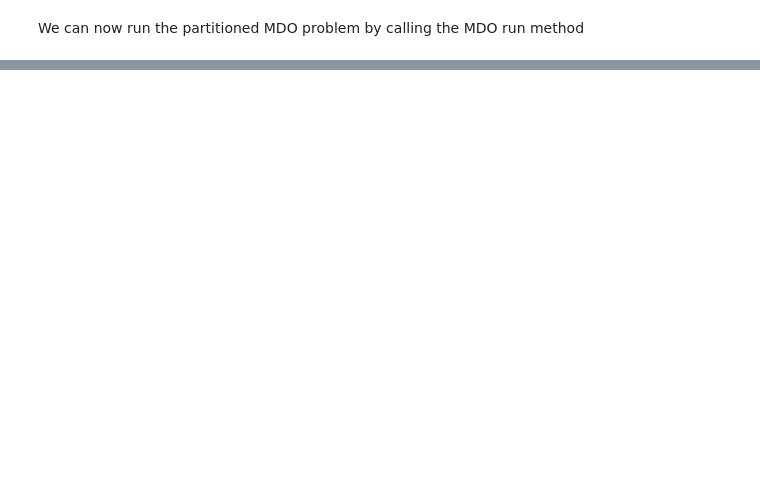
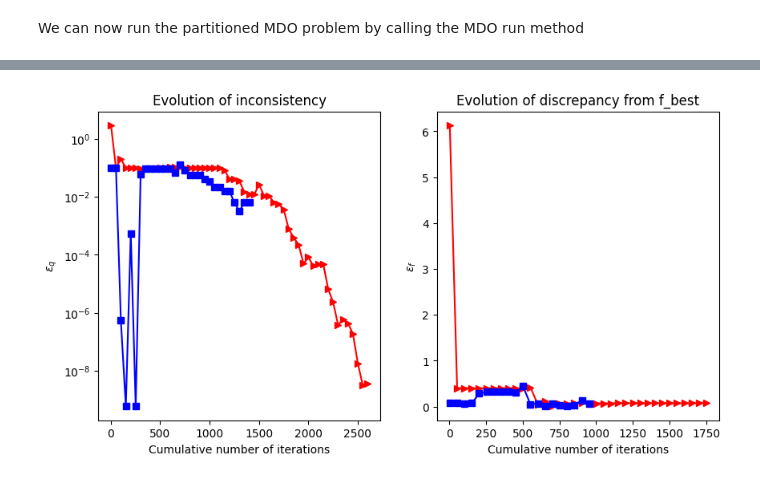
Before and after one commit to Ahmed-Bayoumy/MDO_McGill, a Jupyter notebook: DMDO.ipynb, the cells around one changed output, grey strips where cells are left out. Cells and saved outputs as stored; diff of their text form; code cells hidden in the pictures; blank space fills up the shorter version.

```diff
--- a/DMDO.ipynb
+++ b/DMDO.ipynb
@@ -442,7 +450,8 @@ fmin_nop=np.inf,
 budget=20,
 display=False,
 psize = 1.,
-pupdate=PSIZE_UPDATE.LAST)
+pupdate=PSIZE_UPDATE.LAST,
+freal=5.0)
 
 sp2 = SubProblem(nv = 3,
 index = 2,
@@ -470,7 +479,7 @@ variables = X,
 responses = [X[2], X[7]],
 fmin = np.inf,
 hmin = np.inf,
-display = False,
+display = True,
 inc_stop = 1E-9,
 stop = "Iteration budget exhausted",
 tab_inc = [],
@@ -479,3 +488,18 @@ noprogress_stop = 100
 
 # Run the MDO problem
 out = MDAO.run()
+
+coord2 = copy.deepcopy(coord)
+coord2.budget = 100
+sp_12 = copy.deepcopy(sp1)
+sp_12.budget = 10
+sp_12.coord = coord2
+sp_22 = copy.deepcopy(sp2)
+sp_22.coord = coord2
+
+sp_22.budget = 10
+MDAO2 = copy.deepcopy(MDAO)
+MDAO2.subProblems = [sp_12, sp_22]
+MDAO2.Coordinator = coord2
+MDAO2.display = True
+out = MDAO2.run()
@@ -521,3 +562,61 @@ Final obj value of the main problem:
+# %%
+fig, (ax1, ax2) = plt.subplots(1, 2)
+fig.set_size_inches(w=10, h=5)
+ax1.set_title("Evolution of inconsistency")
+ax1.set_ylabel(r'$\epsilon_{q}$')
+ax1.set_xlabel("Cumulative number of iterations")
+ax2.set_ylabel(r'$\epsilon_{f}$')
+ax2.set_xlabel("Cumulative number of iterations")
+ax2.set_title("Evolution of discrepancy from f_best")
+ax1.set_yscale('log')
+
+
+y2 = []
+xy2 = []
+f2 = []
+xf2 = []
+y1 = []
+xy1 = []
+f1 = []
+xf1 = []
+eps_qio = copy.deepcopy(MDAO.eps_qio)
+eps_fio = copy.deepcopy(MDAO.eps_fio)
+if MDAO.Coordinator.save_q_in_out:
+  for i in range(1,len(eps_qio),50):
+    y1.append(copy.deepcopy(eps_qio[i]))
+    xy1.append(i+1)
+  for i in range(1,len(eps_fio),50):
+    f1.append(copy.deepcopy(eps_fio[i]))
+    xf1.append(i+1)
+  # ax1.set_xlim([1, len(eps_qio)])
+  # ax2.set_xlim([1, len(eps_fio)])
+else:
+  y2 = copy.deepcopy(MDAO.Coordinator.eps_qo)
+  f2 = copy.deepcopy(MDAO.Coordinator.eps_fo)
+  ax1.plot(y2)
+  ax2.plot(f2)
+
+if MDAO2.Coordinator.save_q_in_out:
+  for i in range(1,len(MDAO2.eps_qio),50):
+    y2.append(copy.deepcopy(MDAO2.eps_qio[i]))
+    xy2.append(i+1)
+  for i in range(1,len(MDAO2.eps_fio),50):
+    f2.append(copy.deepcopy(MDAO2.eps_fio[i]))
+    xf2.append(i+1)
+  # ax1.set_xlim([1, len(eps_qio)])
+  # ax2.set_xlim([1, len(eps_fio)])
+else:
+  y2 = copy.deepcopy(MDAO2.Coordinator.eps_qo)
+  f2 = copy.deepcopy(MDAO2.Coordinator.eps_fo)
+  ax1.plot(y2)
+  ax2.plot(f2)
+
+ax1.plot(xy1, y1, '->r',xy2, y2, '-sb')
+ax2.plot(xf1,  f1, '->r', xf2, f2,'-sb')
+
+plt.show()
+# %% [output]
+[figure, added]
 # %% [markdown]
 # Sellar problem
 
```
Also changed, not shown: parts of 15 cells of this notebook, 1 other file.
